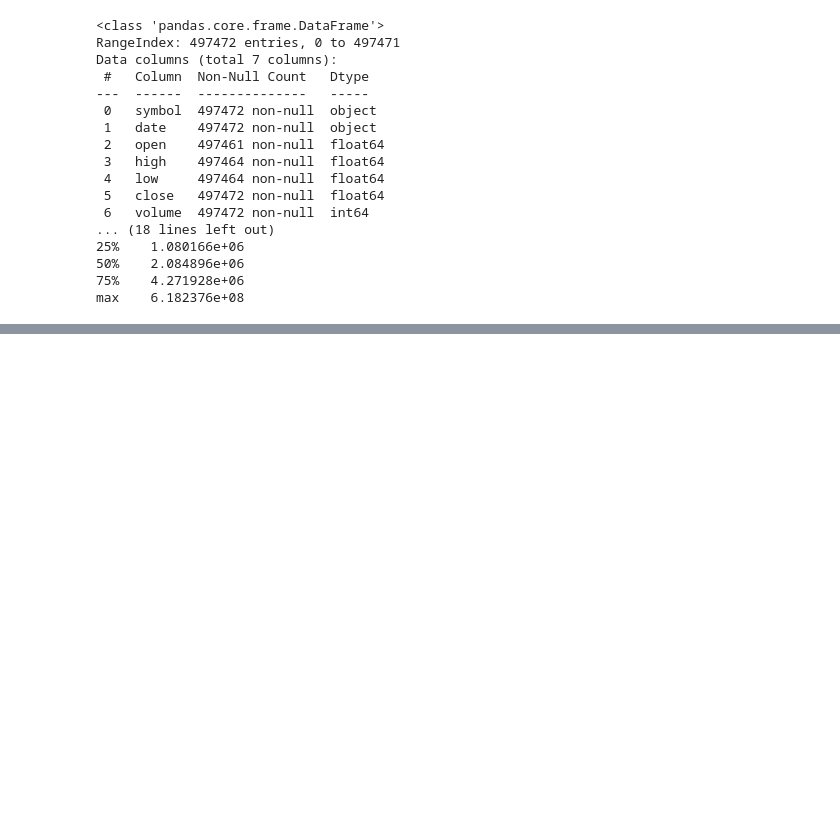
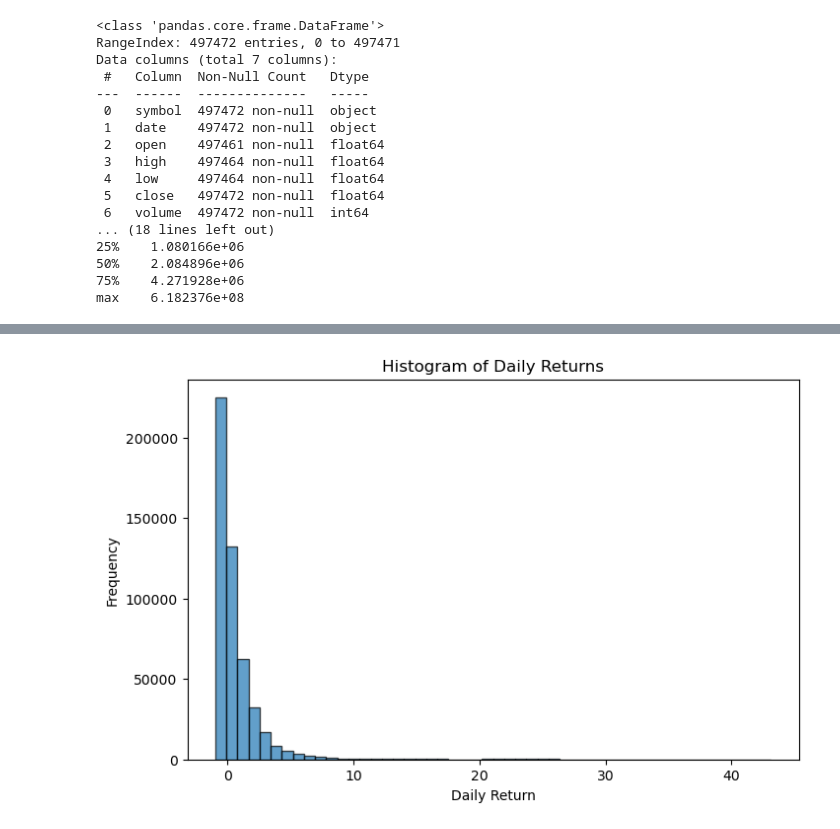
Before and after one commit to Chinmay-Mishra27/Stock-Price-Analysis, a Jupyter notebook: stock price analysis.ipynb, the cells around one changed output, grey strips where cells are left out. Drawn from its saved outputs; the diff is of its cells as text; code cells hidden in the pictures; blank space fills up the shorter version.

```diff
--- a/stock price analysis.ipynb
+++ b/stock price analysis.ipynb
@@ -48,0 +53,9 @@ data['Volatality']=data['Daily Return'].rolling(window=30).std()
+# %%
+plt.figure(figsize=(8,5))#Histogram of
+plt.hist(data['Daily Return'].dropna(),bins=50,alpha=0.7,edgecolor='k')
+plt.title('Histogram of Daily Returns')
+plt.xlabel('Daily Return')
+plt.ylabel('Frequency')
+plt.show()
+# %% [output]
+[figure, added]
```
Also changed, not shown: parts of 5 cells of this notebook, 2 other files.
